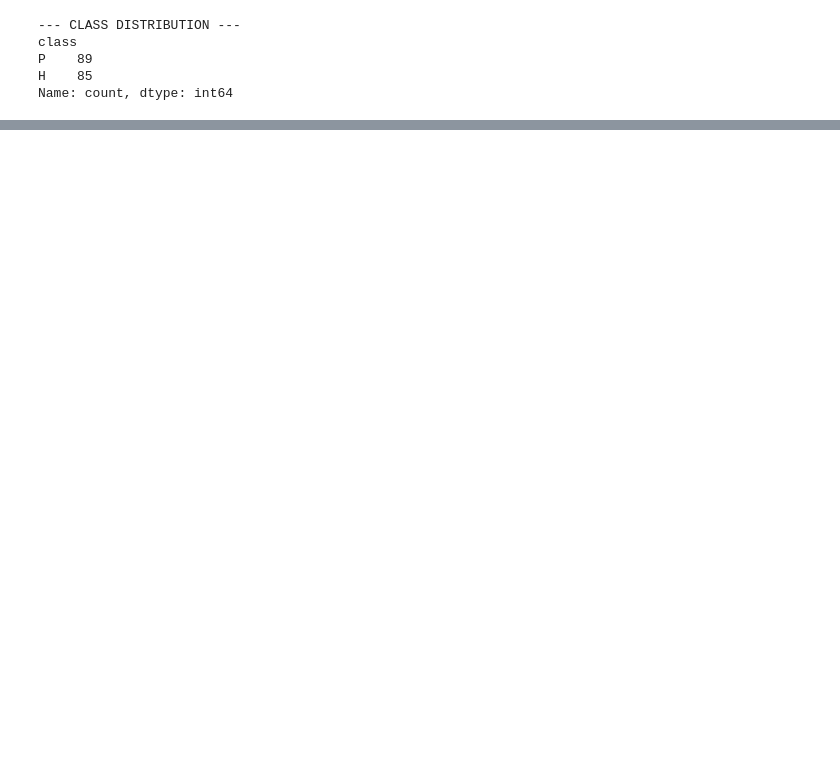
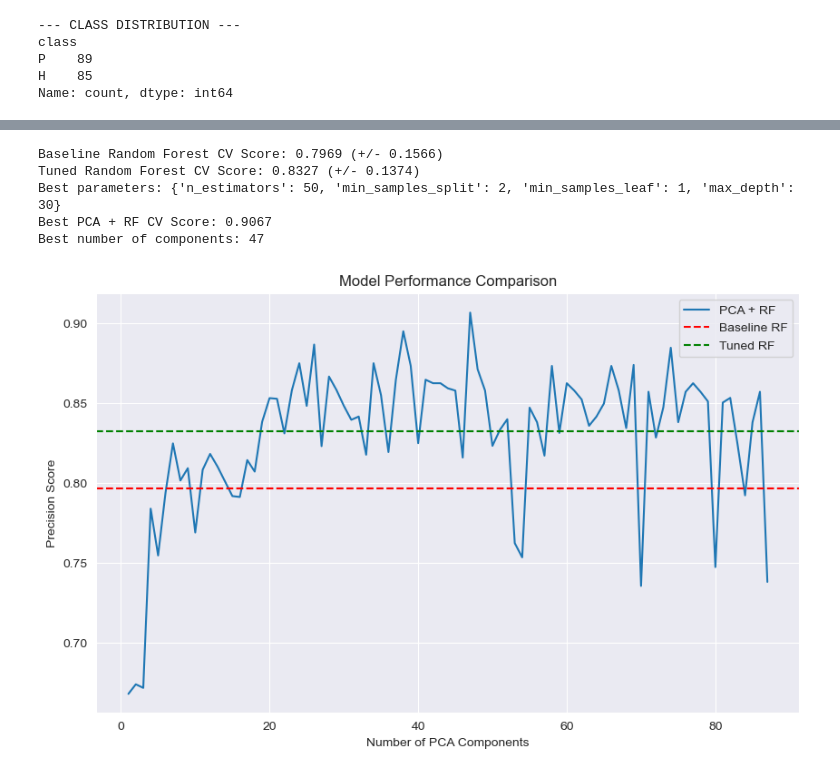
Before and after one commit to pimPijnenburg/Data-Science-Practice, a Jupyter notebook: darwin/darwin.ipynb, the cells around one changed output, grey strips where cells are left out. Drawn from its saved outputs; the diff is of its cells as text; code cells hidden in the pictures; blank space fills up the shorter version.

```diff
--- a/darwin/darwin.ipynb
+++ b/darwin/darwin.ipynb
@@ -100,0 +401,73 @@ LGBMClassifier best score: 0.8401
+# %%
+import numpy as np
+import pandas as pd
+import matplotlib.pyplot as plt
+from sklearn.model_selection import cross_val_score, RandomizedSearchCV
+from sklearn.preprocessing import StandardScaler
+from sklearn.decomposition import PCA
+from sklearn.ensemble import RandomForestClassifier
+from sklearn.pipeline import Pipeline
+
+# Assuming X and y are already defined
+scaler = StandardScaler()
+X_scaled = scaler.fit_transform(X)
+
+# Define the parameter distribution for RandomizedSearchCV
+param_dist = {
+    'n_estimators': [50, 100, 200],
+    'max_depth': [None, 10, 20, 30],
+    'min_samples_split': [2, 5, 10],
+    'min_samples_leaf': [1, 2, 4]
+}
+
+# Function to evaluate model
+def evaluate_model(model, X, y, cv=5):
+    scores = cross_val_score(model, X, y, cv=cv, scoring='precision')
+    return scores.mean(), scores.std()
+
+# Baseline Random Forest without PCA
+rf = RandomForestClassifier(random_state=42)
+baseline_score, baseline_std = evaluate_model(rf, X_scaled, y)
+print(f"Baseline Random Forest CV Score: {baseline_score:.4f} (+/- {baseline_std:.4f})")
+
+# Tuned Random Forest without PCA
+random_search = RandomizedSearchCV(rf, param_distributions=param_dist, n_iter=20,
+                                   cv=5, scoring='precision', n_jobs=-1, random_state=42)
+random_search.fit(X_scaled, y)
+tuned_score, tuned_std = evaluate_model(random_search.best_estimator_, X_scaled, y)
+print(f"Tuned Random Forest CV Score: {tuned_score:.4f} (+/- {tuned_std:.4f})")
+print(f"Best parameters: {random_search.best_params_}")
+
+# PCA + Random Forest
+pca_scores = []
+n_components_range = range(1, min(X.shape[0], X.shape[1]) // 2 + 1)
+
+for n_components in n_components_range:
+    pca = PCA(n_components=n_components, random_state=42)
+    pipeline = Pipeline([('pca', pca), ('rf', RandomForestClassifier(random_state=42))])
+    score, _ = evaluate_model(pipeline, X_scaled, y)
+    pca_scores.append(score)
+
+best_n_components = n_components_range[np.argmax(pca_scores)]
+best_pca_score = max(pca_scores)
+
+print(f"Best PCA + RF CV Score: {best_pca_score:.4f}")
+print(f"Best number of components: {best_n_components}")
+
+# Plot results
+plt.figure(figsize=(10, 6))
+plt.plot(n_components_range, pca_scores, label='PCA + RF')
+plt.axhline(y=baseline_score, color='r', linestyle='--', label='Baseline RF')
+plt.axhline(y=tuned_score, color='g', linestyle='--', label='Tuned RF')
+plt.xlabel('Number of PCA Components')
+plt.ylabel('Precision Score')
+plt.title('Model Performance Comparison')
+plt.legend()
+plt.show()
+# %% [output]
+Baseline Random Forest CV Score: 0.7969 (+/- 0.1566)
+Tuned Random Forest CV Score: 0.8327 (+/- 0.1374)
+Best parameters: {'n_estimators': 50, 'min_samples_split': 2, 'min_samples_leaf': 1, 'max_depth': 30}
+Best PCA + RF CV Score: 0.9067
+Best number of components: 47
+[figure, added]
```
Also changed, not shown: parts of 9 cells of this notebook, 1 other file.
